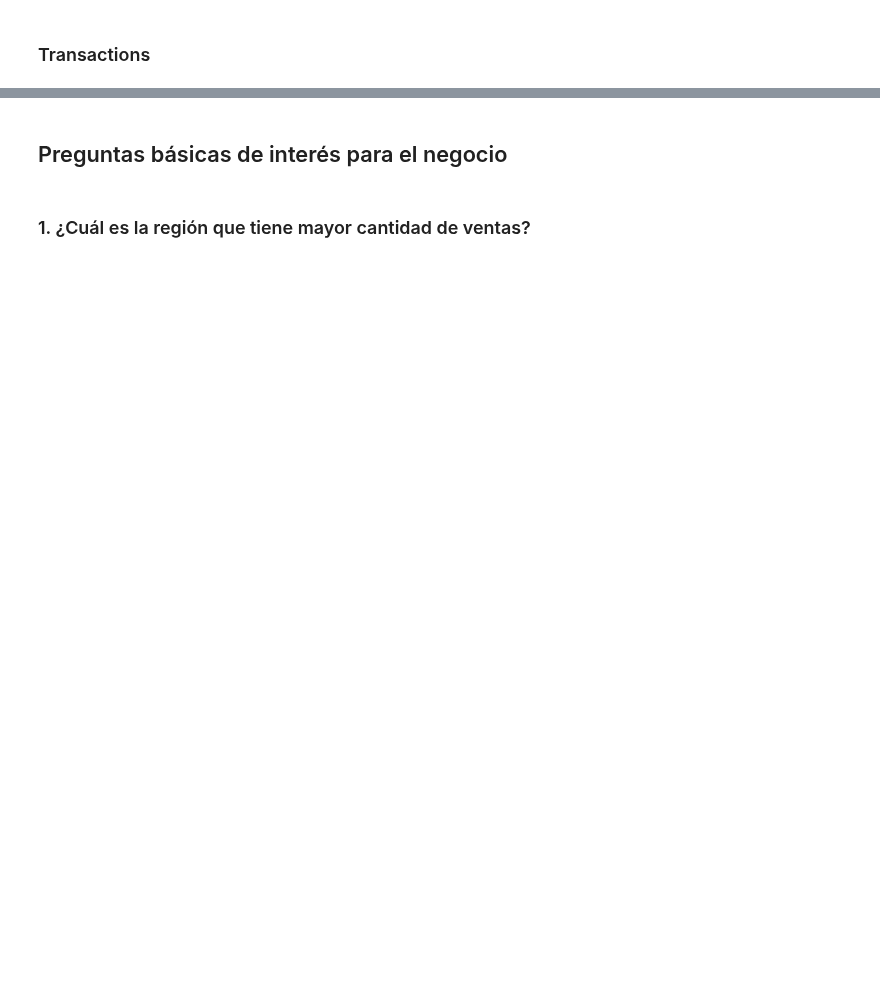
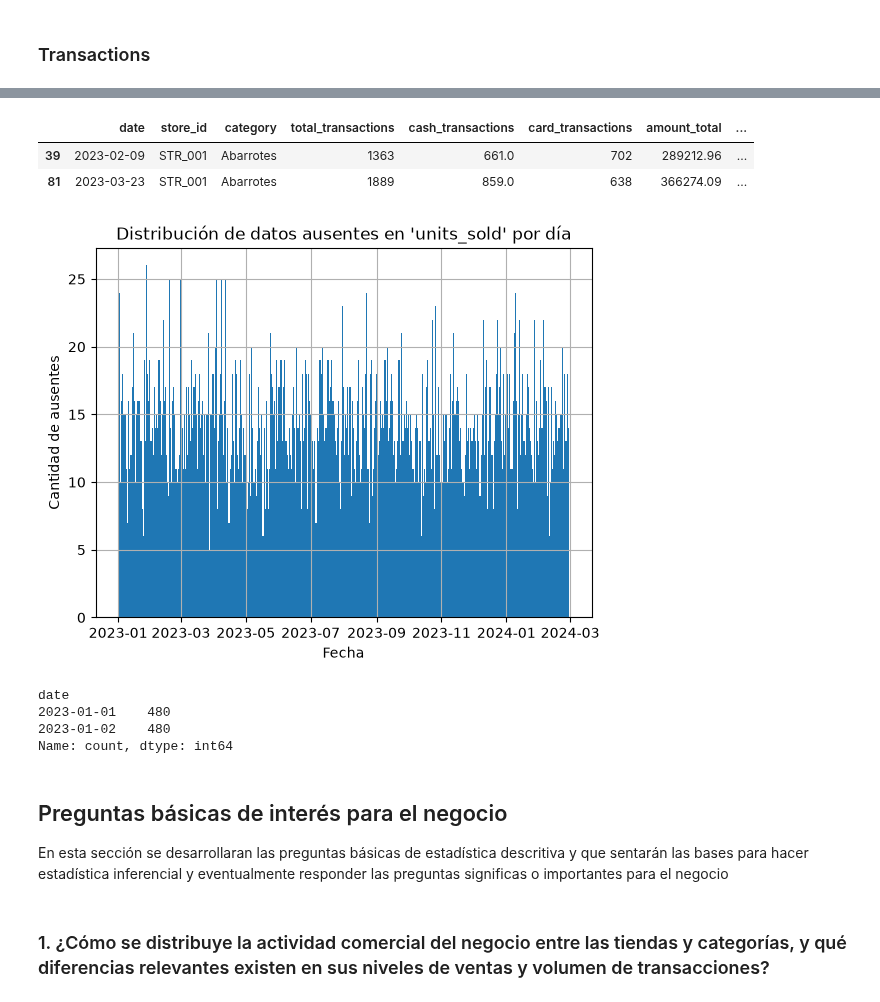
Before and after one commit to Fernandojbf123/Prueba_tecnica_DS, a Jupyter notebook: notebooks/EDA.ipynb, the cells around one changed output, grey strips where cells are left out. Cells and saved outputs as stored; diff of their text form; code cells hidden in the pictures; blank space fills up the shorter version.

```diff
--- a/notebooks/EDA.ipynb
+++ b/notebooks/EDA.ipynb
@@ -271,0 +419,5 @@ transactions.describe()
+# %%
+# Convertir las fechas
+transactions["date"] = pd.to_datetime(transactions["date"],format="%Y-%m-%d")
+print(f"fecha de inicio: {transactions['date'].min()}")
+print(f"fecha de fin: {transactions['date'].max()}")
@@ -271,0 +453,31 @@ transactions.describe()
+# %%
+# Explorar ausentes o nulos en units_sold
+df_isna_units_sold = transactions[transactions["units_sold"].isna()]
+df_isna_units_sold.head(2)
+# %% [output]
+|  | date | store_id | category | total_transactions | cash_transactions | card_transactions | amount_total | ... |
+| 39 | 2023-02-09 | STR_001 | Abarrotes | 1363 | 661.0 | 702 | 289212.96 | ... |
+| 81 | 2023-03-23 | STR_001 | Abarrotes | 1889 | 859.0 | 638 | 366274.09 | ... |
+# %%
+# ver la distribución de los datos ausentes por día
+df_isna_units_sold["date"].hist(bins=len(df_isna_units_sold["date"].unique()))
+plt.title("Distribución de datos ausentes en 'units_sold' por día")
+plt.xlabel("Fecha")
+plt.ylabel("Cantidad de ausentes")
+plt.show()
+# %% [output]
+[figure, added]
+# %%
+# En data_dictionary.md se dice El dataset contiene datos faltantes en algunas columnas como resultado
+# de fallas en sistemas de punto de venta y problemas de conectividad. Algunas tiendas tienen periodos
+# completos sin datos.
+
+# Se me ocurre que tal vez las columnas tengan relación; voy a revisar replenishment_signal
+
+# Explorar los datos faltantes en la columna "replenishment_signal" a lo largo del tiempo.
+transactions.loc[transactions["replenishment_signal"].isna(),"date"].value_counts().sort_index()
+# %% [output]
+date
+2023-01-01    480
+2023-01-02    480
+Name: count, dtype: int64
@@ -272,4 +486,4 @@ transactions.describe()
 # %% [markdown]
 ## Preguntas básicas de interés para el negocio
+
+En esta sección se desarrollaran las preguntas básicas de estadística descritiva y que sentarán las bases para hacer estadística inferencial y eventualmente responder las preguntas significas o importantes para el negocio
-# %% [markdown]
-### 1. ¿Cuál es la región que tiene mayor cantidad de ventas?
@@ -281,0 +490,2 @@ sales_by_region.sort_values(ascending=False)
+# %% [markdown]
+### 1. ¿Cómo se distribuye la actividad comercial del negocio entre las tiendas y categorías, y qué diferencias relevantes existen en sus niveles de ventas y volumen de transacciones?
```
Also changed, not shown: parts of 55 cells of this notebook, 7 other files.
